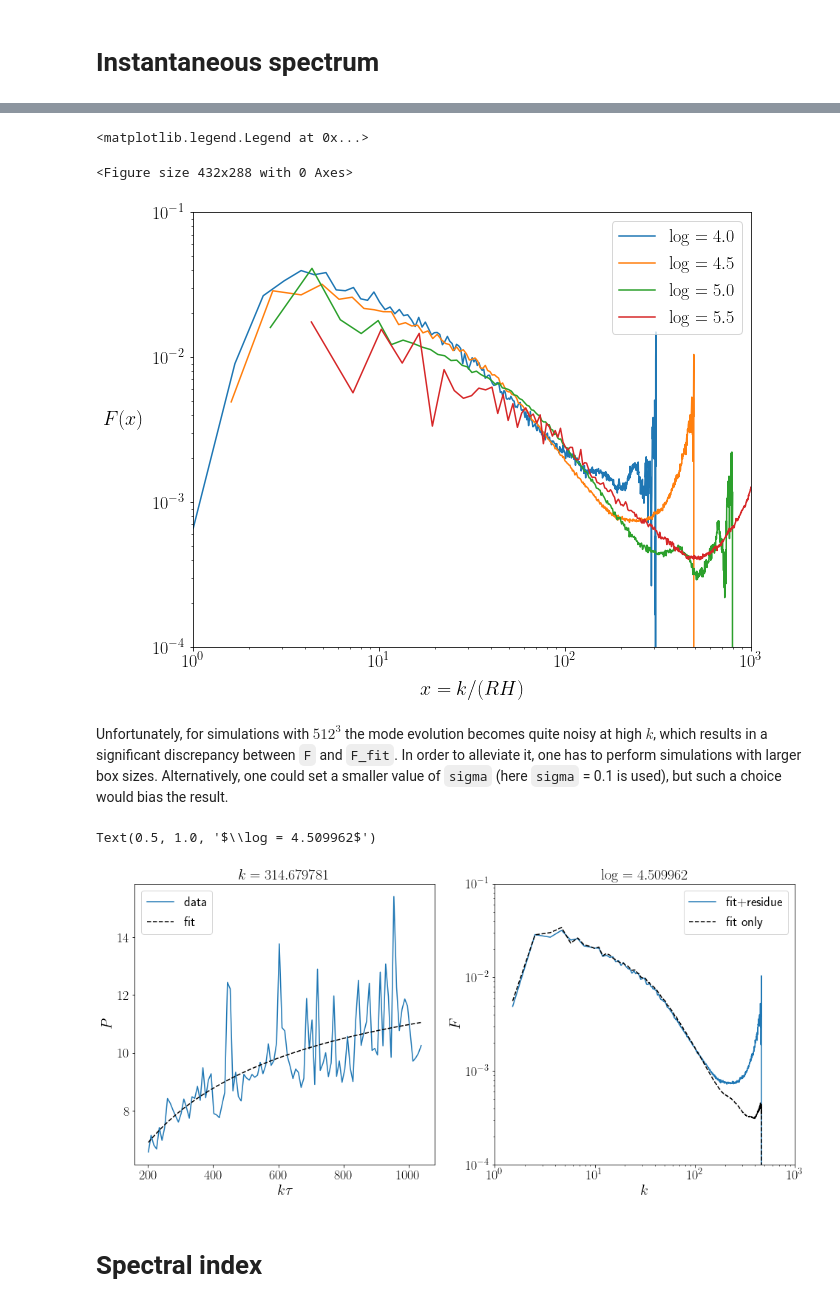
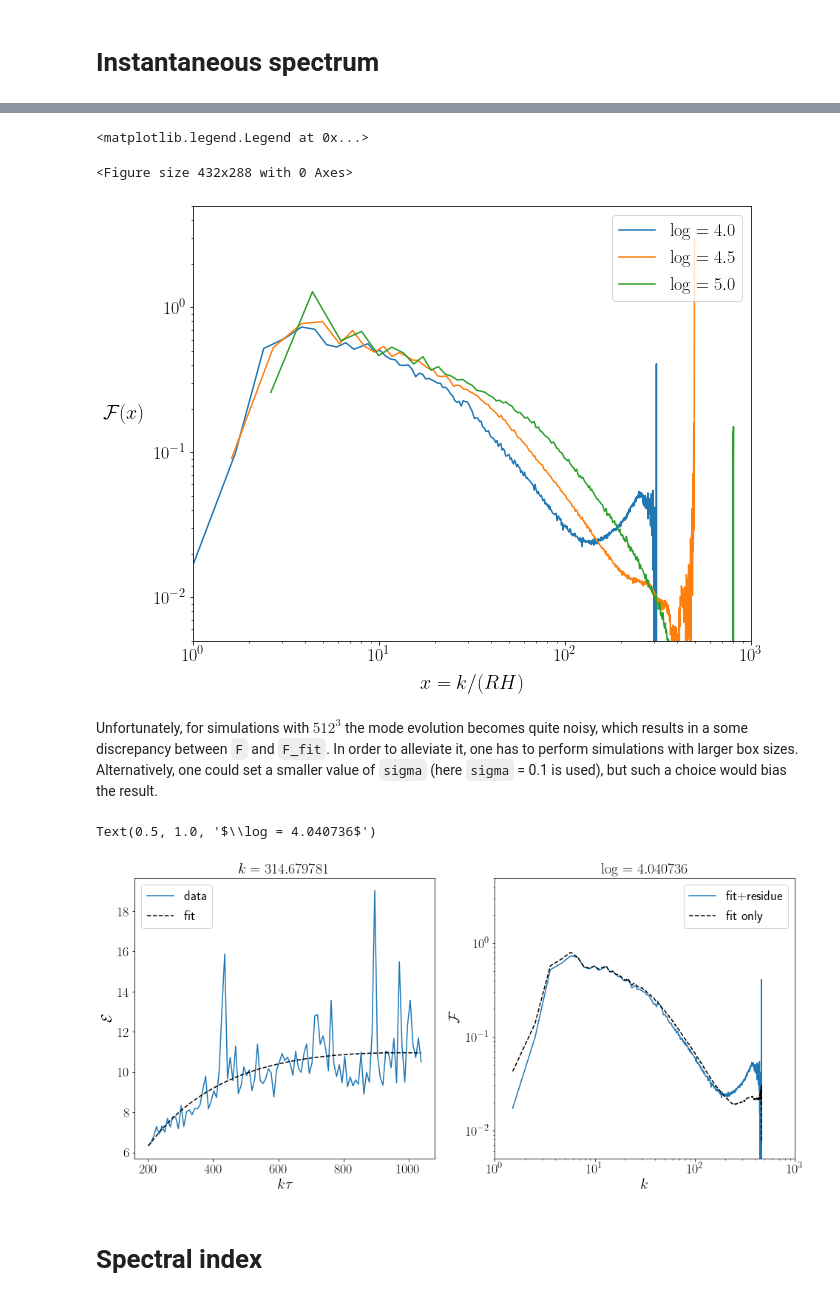
Before and after one commit to veintemillas/jaxions, a Jupyter notebook: scripts/pyaxions/spe_legend.ipynb, the cells around one changed output, grey strips where cells are left out. Saved outputs shown, nothing was run; the diff lists cells and outputs as text; code cells hidden in the pictures.

```diff
--- a/scripts/pyaxions/spe_legend.ipynb
+++ b/scripts/pyaxions/spe_legend.ipynb
@@ -280,16 +363,16 @@ plt.figure(figsize=(10,8))
 id = 0
 ik = 4
 
-xdata = Plist[id].k[ik]*Plist[id].t
-ydata = Plist[id].P[:,ik]
+xdata = SAlist[id].k[ik]*SAlist[id].t
+ydata = SAlist[id].Eevol(ik)
 
 plt.scatter(xdata,ydata,marker='x',color='gray',label='data')
 
-it4 = np.abs(Plist[id].log - 4.).argmin() # time index corresponding to log = 4
+it4 = np.abs(SAlist[id].log - 4.).argmin() # time index corresponding to log = 4
 
 xx = np.exp(np.linspace(math.log(xdata[it4]),math.log(xdata[-1]),100))
-pp = fp.param[ik]
-plt.plot(xx,np.exp(spe.ftrend(np.log(xx),2,*pp)),label='fit')
+pp = fi.param[ik]
+plt.plot(xx,np.exp(sp.ftrend(np.log(xx),2,*pp)),label='fit')
 
 plt.xlim([1.8,18])
 plt.ylim([1e-1,1e+1])
@@ -302,8 +385,8 @@ plt.yscale('log')
 plt.tick_params(labelsize=18)
 plt.legend(loc='lower right',fontsize=18)
 plt.xlabel(r'$x = k\tau$',fontsize=20,labelpad=10)
-plt.ylabel(r'$P$',fontsize=20,rotation=0,labelpad=30)
-plt.title('$k = %.2f$'%Plist[id].k[ik],fontsize=20)
+plt.ylabel(r'$\mathcal{E}$',fontsize=20,rotation=0,labelpad=30)
+plt.title('$k = %.2f$'%SAlist[id].k[ik],fontsize=20)
 # %% [output]
 Text(0.5, 1.0, '$k = 4.65$')
 <Figure size 432x288 with 0 Axes>
@@ -321,12 +405,12 @@ Since it takes some time to perform the fit, one can use the function `savePP` t
 It saves `param`, `listfit`, and `ikhistart` data as pickle files. These files are named `name_something`, where something = param, listfit, ikhistart.
 # %%
-# This produces the following files (with id = 00, 01, ..., 07) in the directory ./PPdata :
+# This produces the following files (with id = 00, 01, ..., 07) in the directory ./Pdata :
 #
 # id_ikhistart.pickle
 # id_listfit.pickle
 # id_param.pickle
 #
 for id in range(8):
-    fp = spe.fitP(Plist[id].P,Plist[id].log,Plist[id].t,Plist[id].k,p=2)
-    spe.savePP(fp,'./PPdata/%02d'%id)
+    fi = sp.fitS(SAlist[id].Earr,SAlist[id].log,SAlist[id].t,SAlist[id].k,p=2)
+    sp.saveParam(fi,'./Pdata/%02d'%id)
 # %% [output]
@@ -343,7 +427,7 @@ One can import these files by using `readPP`:
 # %%
 # read the data of fit parameters and produce a list for 8 realizations
-PPlist = []
+Plist = []
 for id in range(8):
-    rpp = spe.readPP('./PPdata/%02d'%id)
-    PPlist.append(rpp)
+    rp = sp.readParam('./Pdata/%02d'%id)
+    Plist.append(rp)
 # %% [markdown]
@@ -413,65 +509,65 @@ Since the fit procedure takes some time, it is recommended to perform `fitP` fir
 # %%
 # compute F for a single realization (id = 00)
 id = 0
-Ft = spe.calcF(Plist[id].P,Plist[id].log,Plist[id].t,Plist[id].k,Plist[id].k_below,p=2,sigma=0.1,usedata=True,fitp=PPlist[id])
+Ft = sp.calcF(SAlist[id].Earr,SAlist[id].log,SAlist[id].t,SAlist[id].k,SAlist[id].k_below,p=2,sigma=0.1,usedata=True,fitp=Plist[id])
 # %%
 plt.clf()
 plt.figure(figsize=(10,8))
 cmap = plt.get_cmap("tab10")
-logil = [4,4.5,5,5.5]
+logil = [4,4.5,5]
 for log in logil:
     it = np.abs(Ft.log - log).argmin()
     xx = Ft.x[it]
     ff = Ft.F[it]
     plt.plot(xx,ff,label='$\log = %.1f$'%Ft.log[it])
 plt.xscale('log')
 plt.yscale('log')
 plt.xlim(1,1000)
-plt.ylim(1e-4,1e-1)
+plt.ylim(5e-3,5)
 plt.xlabel(r'$x = k/(RH)$',fontsize=20,labelpad=10)
-plt.ylabel(r'$F(x)$',fontsize=20,rotation=0,labelpad=30)
+plt.ylabel(r'$\mathcal{F}(x)$',fontsize=20,rotation=0,labelpad=30)
 plt.tick_params(labelsize=18)
 plt.legend(loc='upper right',fontsize=18)
 # %% [output]
 <matplotlib.legend.Legend at 0x...>
 <Figure size 432x288 with 0 Axes>
-[figure, old version]
+[figure, new version]
 # %% [markdown]
-Unfortunately, for simulations with $512^3$ the mode evolution becomes quite noisy at high $k$, which results in a significant discrepancy between `F` and `F_fit`. In order to alleviate it, one has to perform simulations with larger box sizes. Alternatively, one could set a smaller value of `sigma` (here `sigma` = 0.1 is used), but such a choice would bias the result.
+Unfortunately, for simulations with $512^3$ the mode evolution becomes quite noisy, which results in a some discrepancy between `F` and `F_fit`. In order to alleviate it, one has to perform simulations with larger box sizes. Alternatively, one could set a smaller value of `sigma` (here `sigma` = 0.1 is used), but such a choice would bias the result.
 # %%
 id = 0
 ik = 300
 fig, ax = plt.subplots(1,2,figsize=(16,7))
 
-il4 = np.abs(Plist[id].log - 4.).argmin()
-w = Plist[id].k[ik]*Plist[id].t[il4:]
-data = Plist[id].P[il4:,ik]
-pa = PPlist[id].param[ik]
-fit = np.exp(spe.ftrend(np.log(w),2,*pa))
+il4 = np.abs(SAlist[id].log - 4.).argmin()
+w = SAlist[id].k[ik]*SAlist[id].t[il4:]
+data = SAlist[id].Eevol(ik)[il4:]
+par = Plist[id].param[ik]
+fit = np.exp(sp.ftrend(np.log(w),2,*par))
 
 ax[0].plot(w,data,'C0',label='data')
 ax[0].plot(w,fit,"k--",label='fit')
-ax[0].set_ylabel(r'$P$',fontsize=20)
+ax[0].set_ylabel(r'$\mathcal{E}$',fontsize=20)
 ax[0].set_xlabel(r'$k\tau$',fontsize=20)
 ax[0].legend(fontsize=18)
 ax[0].tick_params(labelsize=18)
-ax[0].set_title(r'$k = %f$'%Plist[id].k[ik],fontsize=20)
+ax[0].set_title(r'$k = %f$'%SAlist[id].k[ik],fontsize=20)
 
-it = np.abs(Ft.log - 4.5).argmin()
+it = np.abs(Ft.log - 4.).argmin()
 ax[1].plot(Ft.x[it]/Ft.t[it],Ft.F[it],label='fit+residue')
 ax[1].plot(Ft.x[it]/Ft.t[it],Ft.F_fit[it],"k--",label='fit only')
 ax[1].set_xscale('log')
 ax[1].set_yscale('log')
 ax[1].set_xlim(1,1000)
-ax[1].set_ylim(1e-4,1e-1)
+ax[1].set_ylim(5e-3,5)
 ax[1].set_xlabel(r'$k$',fontsize=20)
-ax[1].set_ylabel(r'$F$',fontsize=20)
+ax[1].set_ylabel(r'$\mathcal{F}$',fontsize=20)
 ax[1].tick_params(labelsize=18)
 ax[1].legend(fontsize=18)
 ax[1].set_title(r'$\log = %f$'%Ft.log[it],fontsize=20)
 # %% [output]
-Text(0.5, 1.0, '$\\log = 4.509962$')
+Text(0.5, 1.0, '$\\log = 4.040736$')
-[figure, old version]
+[figure, new version]
 # %% [markdown]
 # Spectral index
 # %% [markdown]
```
Also changed, not shown: parts of 47 cells of this notebook.
